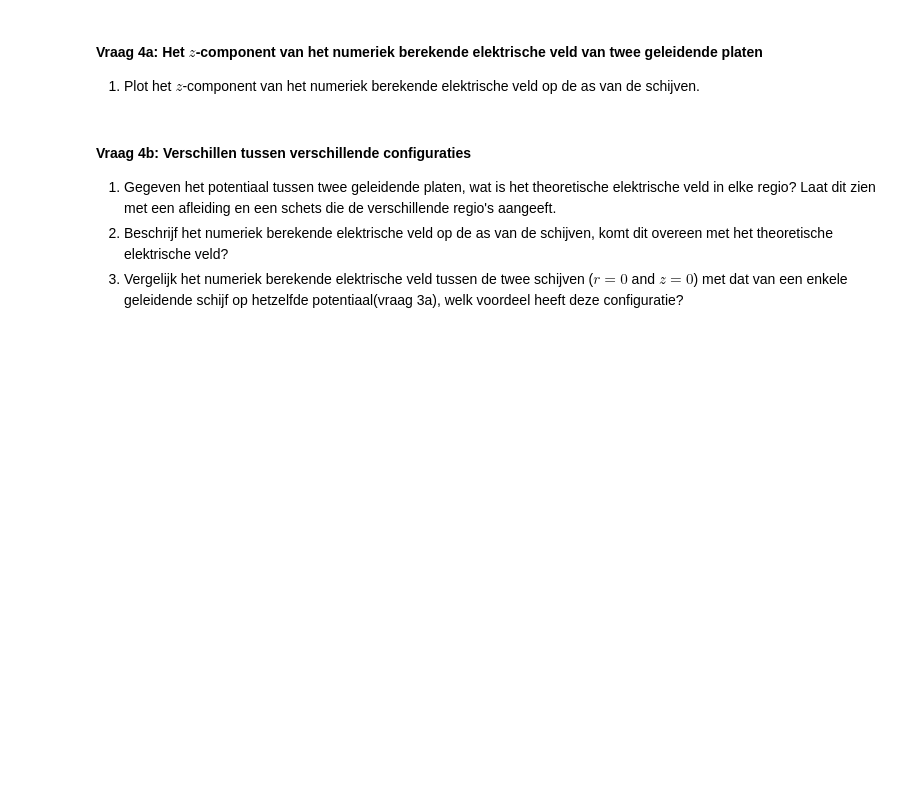
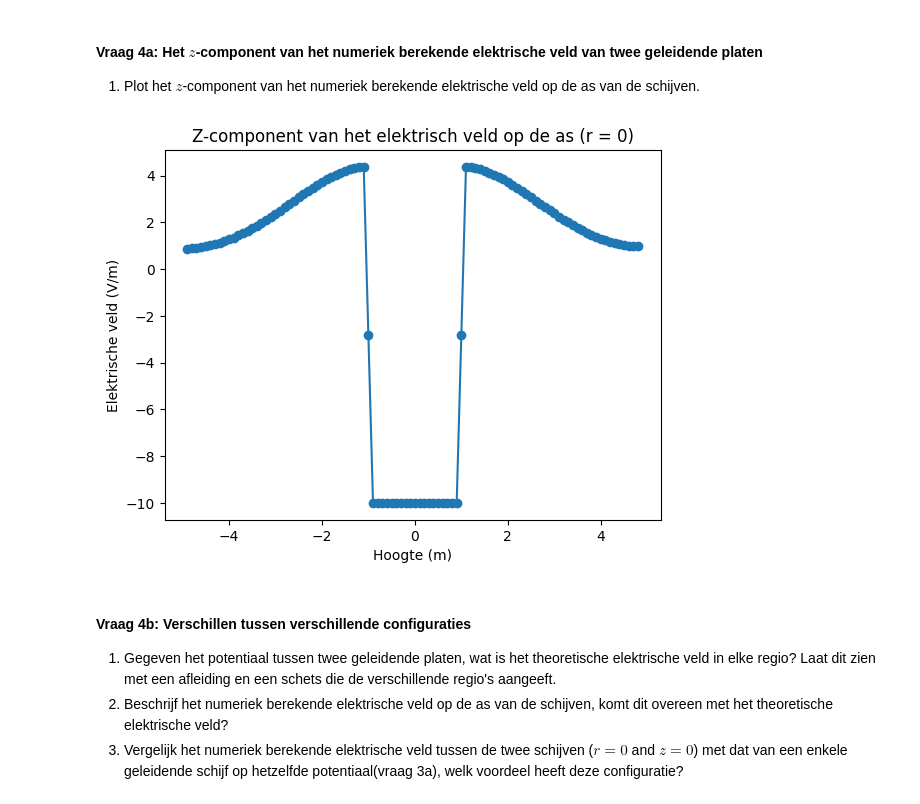
Before and after one commit to JSlootsTUD/opdrachten-DEF-D-Justin, a Jupyter notebook: DigitaleOntwerpopdrachten/1CondensatorOpdracht/CondensatorOntwerpopdracht.ipynb, the cells around one changed output. Drawn from its saved outputs; the diff is of its cells as text; code cells hidden in the pictures; blank space fills up the shorter version.

```diff
--- a/DigitaleOntwerpopdrachten/1CondensatorOpdracht/CondensatorOntwerpopdracht.ipynb
+++ b/DigitaleOntwerpopdrachten/1CondensatorOpdracht/CondensatorOntwerpopdracht.ipynb
@@ -531,9 +531,16 @@ plot_results_disk(Ez, Er, normE, V, r, z, grid_step, disk_radius, z_pos_disk1, z
 
 1. Plot het $z$-component van het numeriek berekende elektrische veld op de as van de schijven.
 # %%
-###
-###your code here###
-###
+Ez_as = Ez[:,0] # het z component van het elektrische veld nemen op de as van de schijf
+
+plt.figure()
+plt.plot(z_for_E, Ez_as, "o-")
+plt.xlabel("Hoogte (m)")
+plt.ylabel("Elektrische veld (V/m)")
+plt.title("Z-component van het elektrisch veld op de as (r = 0)")
+plt.show()
+# %% [output]
+[figure, added]
 # %% [markdown]
 #### Vraag 4b: Verschillen tussen verschillende configuraties
 
```
Also changed, not shown: parts of 1 cell of this notebook.
